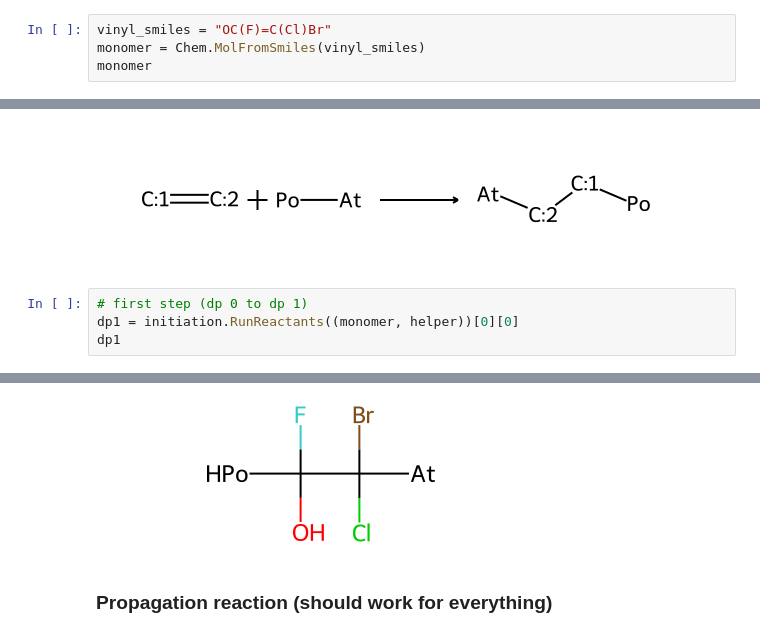
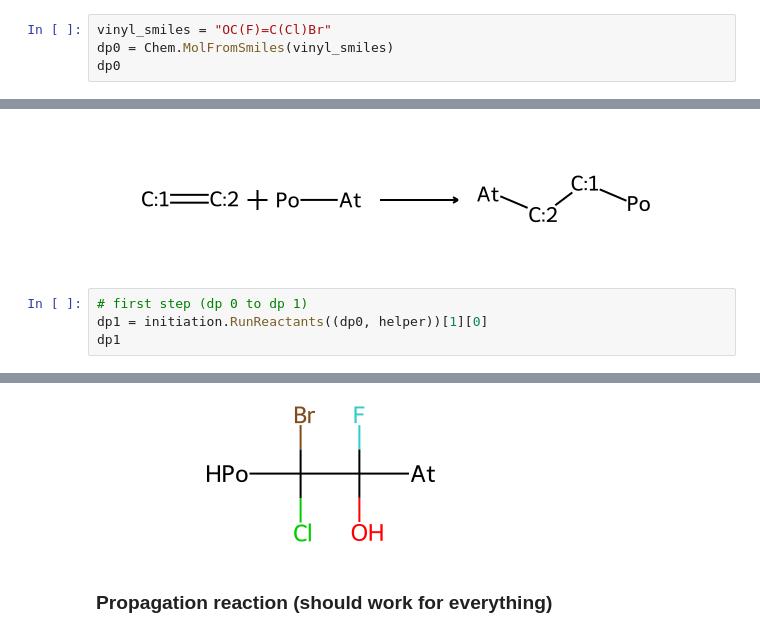
Before and after one commit to skozarekar/thermonomer, a Jupyter notebook: thermonomer/temp.ipynb, the cells around one changed output, grey strips where cells are left out. Saved outputs shown, nothing was run; the diff lists cells and outputs as text.

```diff
--- a/thermonomer/temp.ipynb
+++ b/thermonomer/temp.ipynb
@@ -5,6 +5,6 @@ from rdkit import Chem
 from rdkit.Chem import rdChemReactions
 # %%
 vinyl_smiles = "OC(F)=C(Cl)Br"
-monomer = Chem.MolFromSmiles(vinyl_smiles)
-monomer
+dp0 = Chem.MolFromSmiles(vinyl_smiles)
+dp0
 # %% [output]
@@ -25,6 +26,6 @@ initiation
 [figure]
 # %%
 # first step (dp 0 to dp 1)
-dp1 = initiation.RunReactants((monomer, helper))[0][0]
+dp1 = initiation.RunReactants((dp0, helper))[1][0]
 dp1
 # %% [output]
@@ -31,4 +33,4 @@ dp1
-[figure, old version]
+[figure, new version]
 # %% [markdown]
 ### Propagation reaction (should work for everything)
 # %%
```
Also changed, not shown: parts of 8 cells of this notebook.
